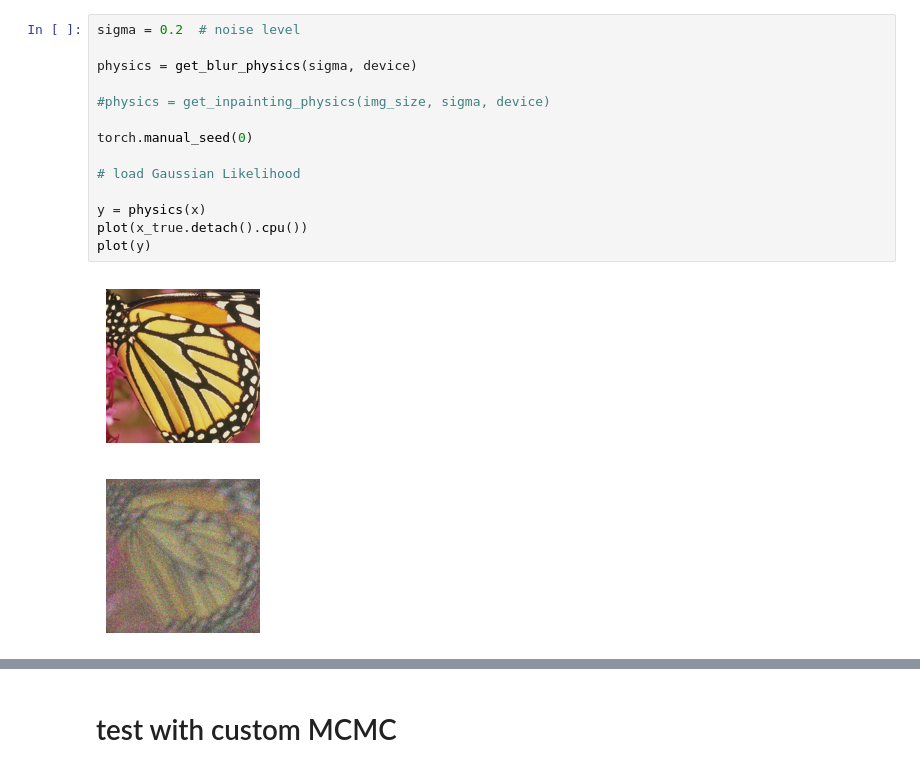
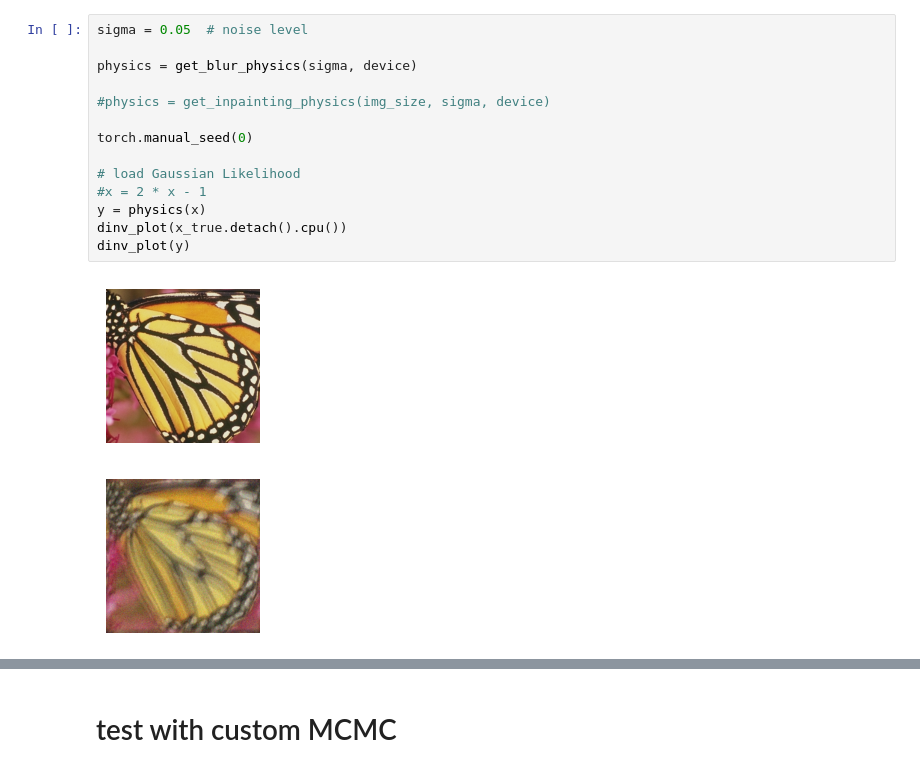
Before and after one commit to JaybeeH32/GenerativeModellingProject, a Jupyter notebook: PMC.ipynb, the cells around one changed output, grey strips where cells are left out. Cells and saved outputs as stored; diff of their text form.

```diff
--- a/PMC.ipynb
+++ b/PMC.ipynb
@@ -23,17 +29,17 @@ Selected GPU 0 with 23809 MB free memory
 # %%
-sigma = 0.2  # noise level
+sigma = 0.05  # noise level
 
 physics = get_blur_physics(sigma, device)
 
 #physics = get_inpainting_physics(img_size, sigma, device)
 
 torch.manual_seed(0)
 
 # load Gaussian Likelihood
-
+#x = 2 * x - 1
 y = physics(x)
-plot(x_true.detach().cpu())
-plot(y)
+dinv_plot(x_true.detach().cpu())
+dinv_plot(y)
 # %% [output]
 [figure]
-[figure, old version]
+[figure, new version]
```
Also changed, not shown: parts of 16 cells of this notebook, 12 other files.
